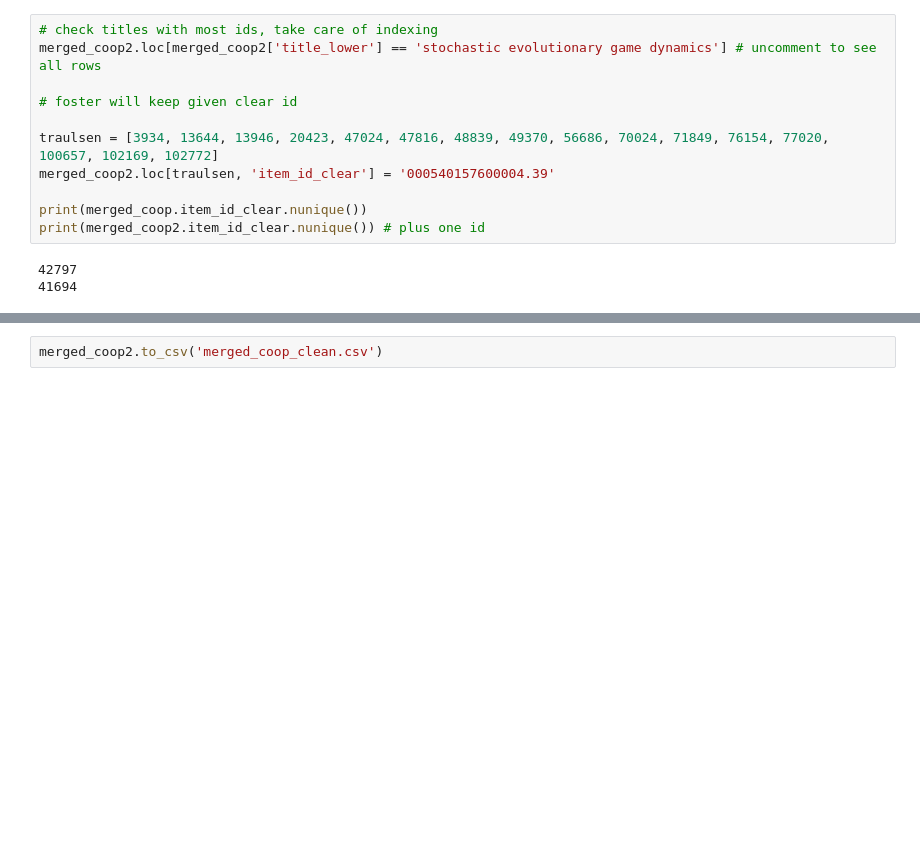
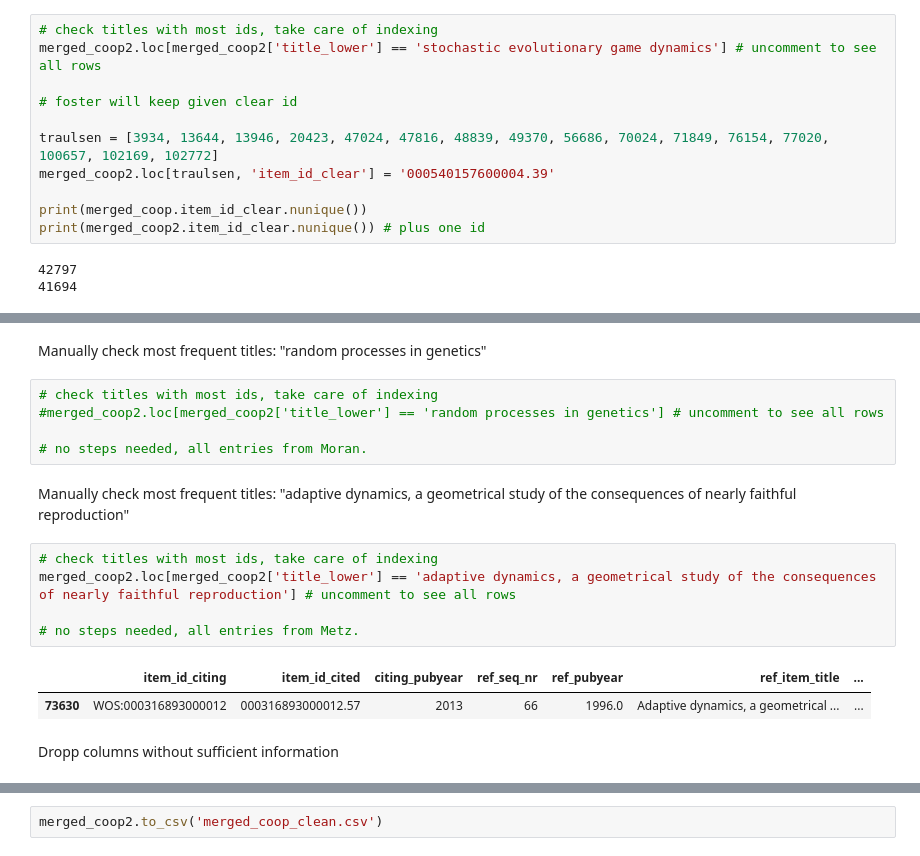
Before and after one commit to vivkow/Evolgath, a Jupyter notebook: New Keywords Refs clean.ipynb, the cells around one changed output, grey strips where cells are left out. Saved outputs shown, nothing was run; the diff lists cells and outputs as text; blank space fills up the shorter version.

```diff
--- a/New Keywords Refs clean.ipynb
+++ b/New Keywords Refs clean.ipynb
@@ -451,0 +461,19 @@ print(merged_coop2.item_id_clear.nunique()) # plus one id
+# %% [markdown]
+Manually check most frequent titles: "random processes in genetics"
+# %%
+# check titles with most ids, take care of indexing
+#merged_coop2.loc[merged_coop2['title_lower'] == 'random processes in genetics'] # uncomment to see all rows
+
+# no steps needed, all entries from Moran.
+# %% [markdown]
+Manually check most frequent titles: "adaptive dynamics, a geometrical study of the consequences of nearly faithful reproduction"
+# %%
+# check titles with most ids, take care of indexing
+merged_coop2.loc[merged_coop2['title_lower'] == 'adaptive dynamics, a geometrical study of the consequences of nearly faithful reproduction'] # uncomment to see all rows
+
+# no steps needed, all entries from Metz.
+# %% [output]
+|  | item_id_citing | item_id_cited | citing_pubyear | ref_seq_nr | ref_pubyear | ref_item_title | ... |
+| 73630 | WOS:000316893000012 | 000316893000012.57 | 2013 | 66 | 1996.0 | Adaptive dynamics, a geometrical ... | ... |
+# %% [markdown]
+Dropp columns without sufficient information
```
Also changed, not shown: parts of 5 cells of this notebook.
